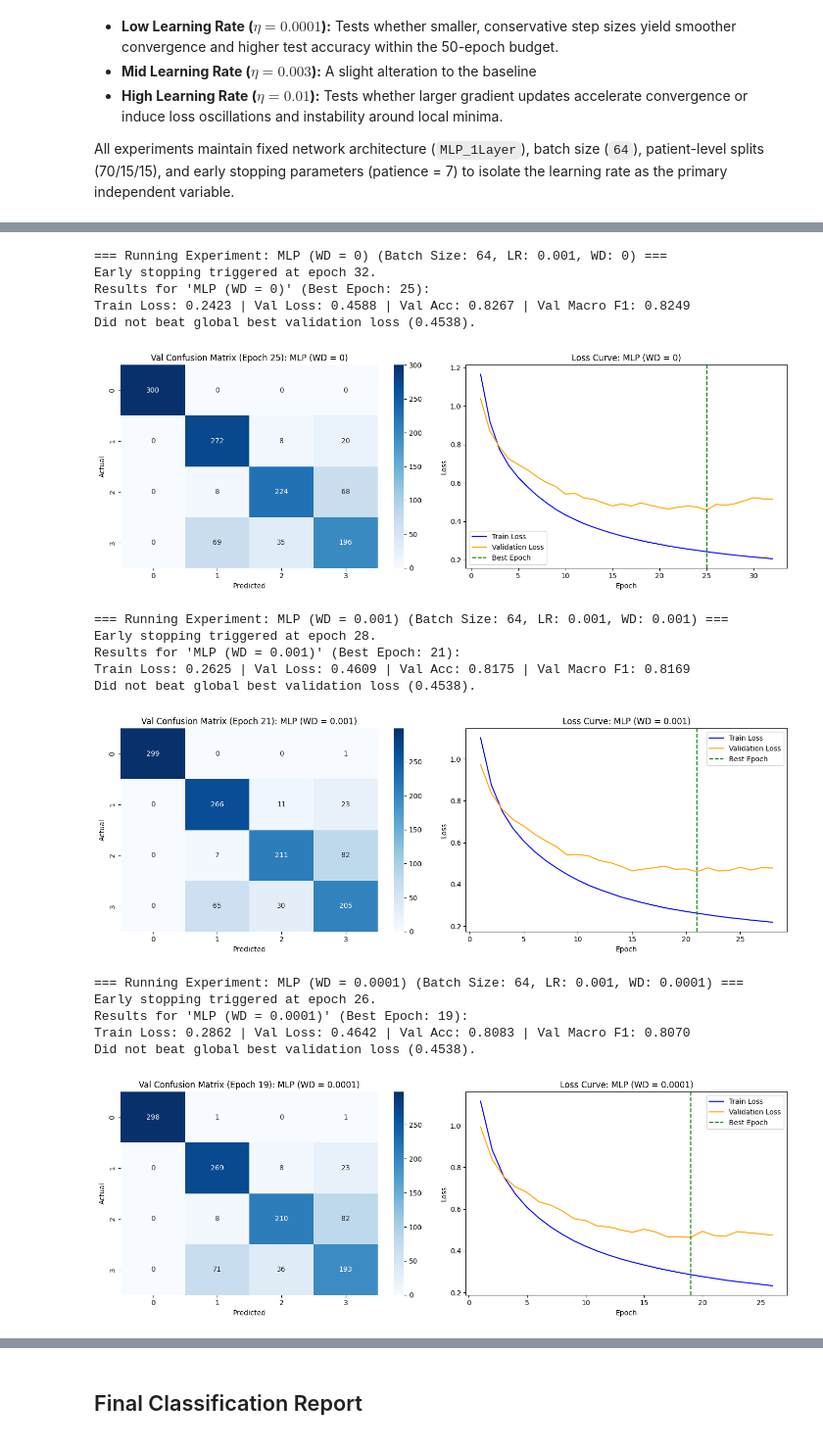
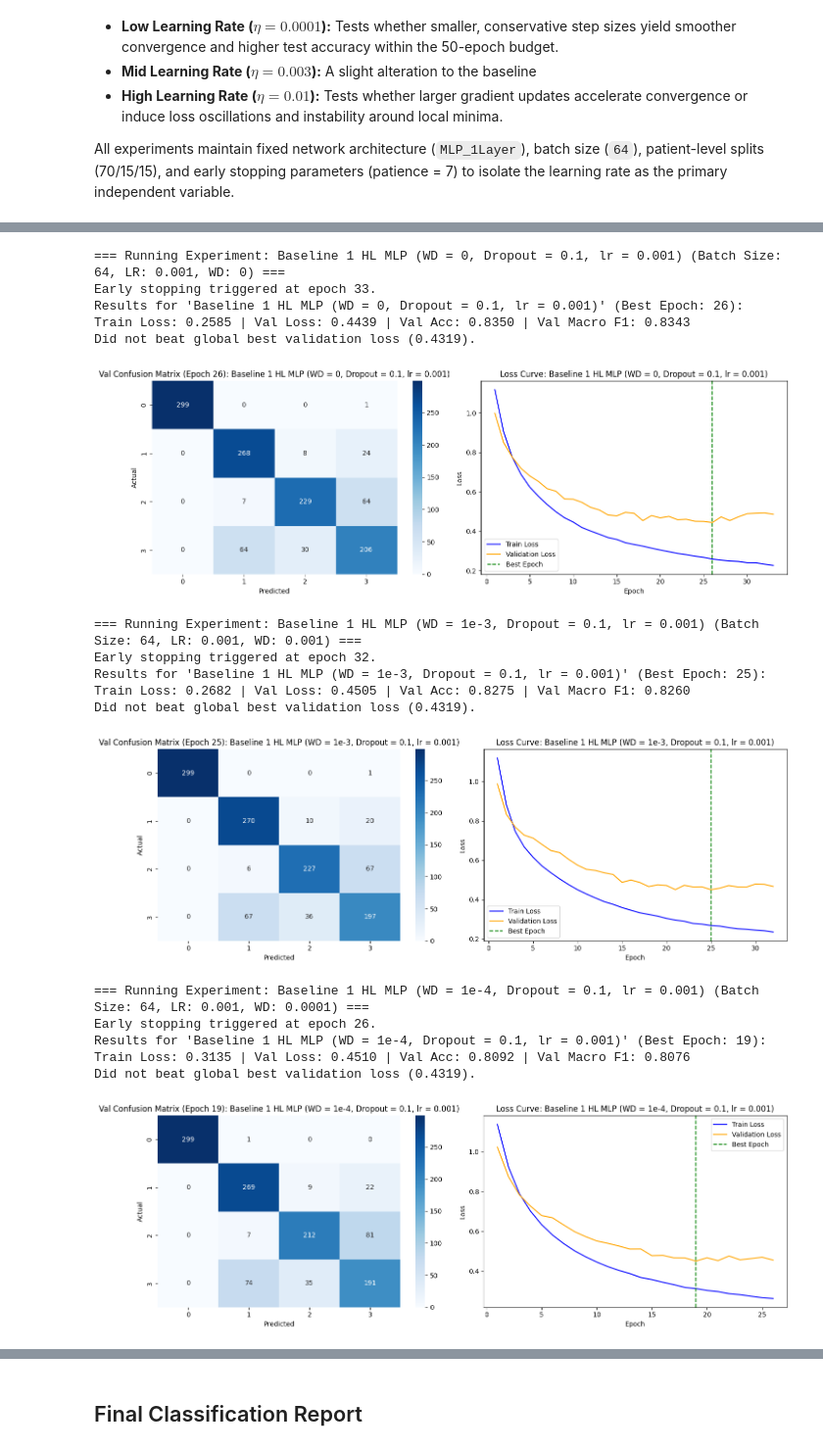
Before and after one commit to jaruss1003/Machine-Learning, a Jupyter notebook: Deep-Learning/Projects/Seizure-Classification/seizure_model_development.ipynb, the cells around one changed output, grey strips where cells are left out. Shown at 98% size. Cells and saved outputs as stored; diff of their text form; code cells hidden in the pictures.

```diff
--- a/Deep-Learning/Projects/Seizure-Classification/seizure_model_development.ipynb
+++ b/Deep-Learning/Projects/Seizure-Classification/seizure_model_development.ipynb
@@ -517,9 +515,16 @@ We evaluate performance across 3 dropout rates ($p$) applied directly after hidd
 
 All experiments maintain fixed learning rate ($\eta = 0.001$), batch size ($64$), and early stopping settings (patience = 7).
 # %%
-res_drop_10 = run_experiment(MLP_1Layer(dropout_rate=0.1), lr=0.001, exp_title="MLP (Dropout = 0.1)")
-res_drop_20 = run_experiment(MLP_1Layer(dropout_rate=0.2), lr=0.001, exp_title="MLP (Dropout = 0.2)")
-res_drop_30 = run_experiment(MLP_1Layer(dropout_rate=0.3), lr=0.001, exp_title="MLP (Dropout = 0.3)")
+# Load the best checkpoint and reuse its learning rate if available
+try:
+    checkpoint = torch.load(best_model_path, map_location="cpu", weights_only=False)
+    lr = checkpoint.get("lr")
+except FileNotFoundError:
+    lr = 0.001
+
+res_drop_10 = run_experiment(MLP_1Layer(dropout_rate=0.1),lr, exp_title=f"Baseline 1 HL MLP (Dropout = 0.1)")
+res_drop_20 = run_experiment(MLP_1Layer(dropout_rate=0.2), lr, exp_title=f"Baseline 1 HL MLP (Dropout = 0.2)")
+res_drop_30 = run_experiment(MLP_1Layer(dropout_rate=0.3), lr, exp_title=f"Baseline 1 HL MLP (Dropout = 0.3)")
 
 dropout_df = pd.DataFrame([res_drop_10, res_drop_20, res_drop_30])
 display(dropout_df.sort_values(by="Val Loss", ascending=True))
@@ -561,33 +567,38 @@ Unlike dropout, which turns off neurons entirely, weight decay applies a smooth
 
 Weight Decay Values of 0, 0.001, and 0.0001 will be compared to the baseline 0.01
 # %%
-weight_decays = [0, 1e-3, 1e-4]
-wd_results = []
+# Load the best checkpoint and reuse its learning rate if available
+try:
+    checkpoint = torch.load(best_model_path, map_location="cpu", weights_only=False)
+    lr = checkpoint.get("lr")
+    dropout_rate = checkpoint.get("dropout_rate")
+except FileNotFoundError:
+    lr = 0.001
+    dropout_rate = 0.0
 
-for wd in weight_decays:
-    model = MLP_1Layer(dropout_rate=0.0)
-    res = run_experiment(model, lr=0.001, weight_decay=wd, exp_title=f"MLP (WD = {wd})")
-    wd_results.append(res)
+res_wd_0 = run_experiment(MLP_1Layer(dropout_rate=dropout_rate),lr, weight_decay=0, exp_title=f"Baseline 1 HL MLP (WD = 0, Dropout = {dropout_rate}, lr = {lr})")
+res_wd_001 = run_experiment(MLP_1Layer(dropout_rate=dropout_rate), lr, weight_decay=1e-3, exp_title=f"Baseline 1 HL MLP (WD = 1e-3, Dropout = {dropout_rate}, lr = {lr})")
+res_wd_0001 = run_experiment(MLP_1Layer(dropout_rate=dropout_rate), lr, weight_decay=1e-4, exp_title=f"Baseline 1 HL MLP (WD = 1e-4, Dropout = {dropout_rate}, lr = {lr})")
 
-wd_df = pd.DataFrame(wd_results)
+wd_df = pd.DataFrame([res_wd_0, res_wd_001, res_wd_0001])
 display(wd_df.sort_values(by="Val Loss", ascending=True))
 # %% [output]
-=== Running Experiment: MLP (WD = 0) (Batch Size: 64, LR: 0.001, WD: 0) ===
-Early stopping triggered at epoch 32.
-Results for 'MLP (WD = 0)' (Best Epoch: 25):
-Train Loss: 0.2423 | Val Loss: 0.4588 | Val Acc: 0.8267 | Val Macro F1: 0.8249
-Did not beat global best validation loss (0.4538).
+=== Running Experiment: Baseline 1 HL MLP (WD = 0, Dropout = 0.1, lr = 0.001) (Batch Size: 64, LR: 0.001, WD: 0) ===
+Early stopping triggered at epoch 33.
+Results for 'Baseline 1 HL MLP (WD = 0, Dropout = 0.1, lr = 0.001)' (Best Epoch: 26):
+Train Loss: 0.2585 | Val Loss: 0.4439 | Val Acc: 0.8350 | Val Macro F1: 0.8343
+Did not beat global best validation loss (0.4319).
-[figure, old version]
+[figure, new version]
-=== Running Experiment: MLP (WD = 0.001) (Batch Size: 64, LR: 0.001, WD: 0.001) ===
-Early stopping triggered at epoch 28.
-Results for 'MLP (WD = 0.001)' (Best Epoch: 21):
-Train Loss: 0.2625 | Val Loss: 0.4609 | Val Acc: 0.8175 | Val Macro F1: 0.8169
-Did not beat global best validation loss (0.4538).
+=== Running Experiment: Baseline 1 HL MLP (WD = 1e-3, Dropout = 0.1, lr = 0.001) (Batch Size: 64, LR: 0.001, WD: 0.001) ===
+Early stopping triggered at epoch 32.
+Results for 'Baseline 1 HL MLP (WD = 1e-3, Dropout = 0.1, lr = 0.001)' (Best Epoch: 25):
+Train Loss: 0.2682 | Val Loss: 0.4505 | Val Acc: 0.8275 | Val Macro F1: 0.8260
+Did not beat global best validation loss (0.4319).
-[figure, old version]
+[figure, new version]
-=== Running Experiment: MLP (WD = 0.0001) (Batch Size: 64, LR: 0.001, WD: 0.0001) ===
+=== Running Experiment: Baseline 1 HL MLP (WD = 1e-4, Dropout = 0.1, lr = 0.001) (Batch Size: 64, LR: 0.001, WD: 0.0001) ===
 Early stopping triggered at epoch 26.
-Results for 'MLP (WD = 0.0001)' (Best Epoch: 19):
-Train Loss: 0.2862 | Val Loss: 0.4642 | Val Acc: 0.8083 | Val Macro F1: 0.8070
-Did not beat global best validation loss (0.4538).
+Results for 'Baseline 1 HL MLP (WD = 1e-4, Dropout = 0.1, lr = 0.001)' (Best Epoch: 19):
+Train Loss: 0.3135 | Val Loss: 0.4510 | Val Acc: 0.8092 | Val Macro F1: 0.8076
+Did not beat global best validation loss (0.4319).
-[figure, old version]
+[figure, new version]
 |  | Experiment | Batch Size | Learning Rate | Best Epoch | Train Loss | Val Loss | Val Acc | Val Macro F1 | ... |
```
Also changed, not shown: parts of 9 cells of this notebook, 2 other files.
